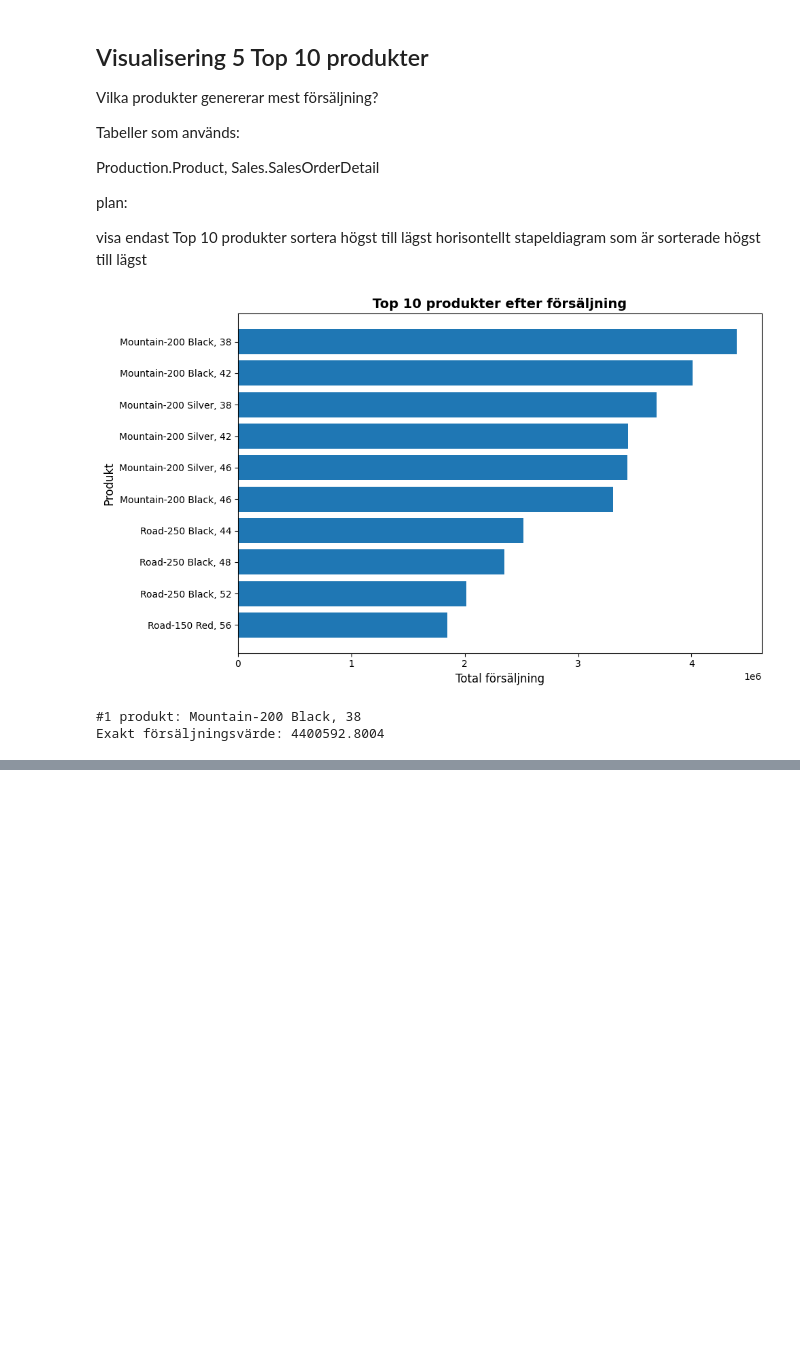
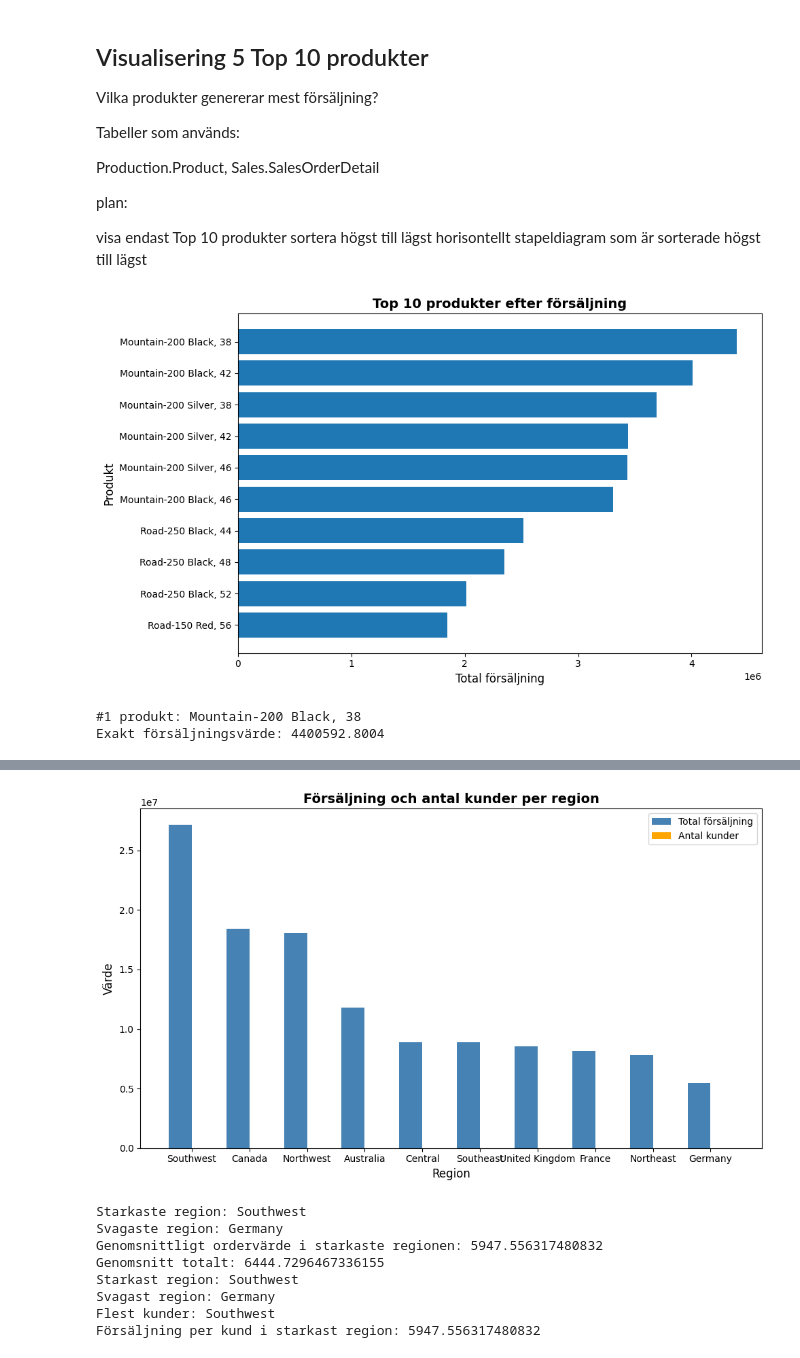
Before and after one commit to Henri1979/AdventureWorksAnalys, a Jupyter notebook: notebooks/analys.ipynb, the cells around one changed output, grey strips where cells are left out. Drawn from its saved outputs; the diff is of its cells as text; code cells hidden in the pictures; blank space fills up the shorter version.

Commit message:
lagt till visulisering 5 och lagt till kod som visar försäljnings siffror

```diff
--- a/notebooks/analys.ipynb
+++ b/notebooks/analys.ipynb
@@ -372,0 +386,78 @@ exakt föräljningsvärde 4400592.8004
+# %%
+query_vis6 = """
+SELECT
+    st.Name AS Region,
+    SUM(soh.TotalDue) AS TotalSales,
+    COUNT(DISTINCT c.CustomerID) AS UniqueCustomers
+FROM Sales.SalesTerritory st
+JOIN Sales.SalesOrderHeader soh
+    ON st.TerritoryID = soh.TerritoryID
+JOIN Sales.Customer c
+    ON soh.CustomerID = c.CustomerID
+GROUP BY st.Name
+ORDER BY TotalSales DESC
+"""
+df_vis6 = query_df(query_vis6)
+df_vis6
+
+
+
+regions = df_vis6["Region"]
+sales = df_vis6["TotalSales"]
+customers = df_vis6["UniqueCustomers"]
+
+x = np.arange(len(regions))
+bar_width = 0.4
+
+fig, ax = plt.subplots(figsize=(10,6))
+
+ax.bar(x - bar_width/2, sales, width=bar_width, color="steelblue", label="Total försäljning")
+ax.bar(x + bar_width/2, customers, width=bar_width, color="orange", label="Antal kunder")
+
+ax.set_xlabel("Region", fontsize=12)
+ax.set_ylabel("Värde", fontsize=12)
+ax.set_title("Försäljning och antal kunder per region", fontsize=14, fontweight="bold")
+
+ax.set_xticks(x)
+ax.set_xticklabels(regions)
+
+ax.legend()
+plt.tight_layout()
+plt.show()
+
+
+strongest = df_vis6.loc[0]
+weakest = df_vis6.loc[df_vis6["TotalSales"].idxmin()]
+
+print("Starkaste region:", strongest["Region"])
+print("Svagaste region:", weakest["Region"])
+
+sales_most = strongest["TotalSales"]
+cust_most = strongest["UniqueCustomers"]
+
+avg_order_value = sales_most / cust_most
+avg_overall = df_vis6["TotalSales"].sum() / df_vis6["UniqueCustomers"].sum()
+
+print("Genomsnittligt ordervärde i starkaste regionen:", avg_order_value)
+print("Genomsnitt totalt:", avg_overall)
+
+strongest = df_vis6.loc[df_vis6["TotalSales"].idxmax()]
+weakest = df_vis6.loc[df_vis6["TotalSales"].idxmin()]
+most_customers = df_vis6.loc[df_vis6["UniqueCustomers"].idxmax()]
+
+print("Starkast region:", strongest["Region"])
+print("Svagast region:", weakest["Region"])
+print("Flest kunder:", most_customers["Region"])
+
+sales_per_customer = strongest["TotalSales"] / strongest["UniqueCustomers"]
+print("Försäljning per kund i starkast region:", sales_per_customer)
+# %% [output]
+[figure, added]
+Starkaste region: Southwest
+Svagaste region: Germany
+Genomsnittligt ordervärde i starkaste regionen: 5947.556317480832
+Genomsnitt totalt: 6444.7296467336155
+Starkast region: Southwest
+Svagast region: Germany
+Flest kunder: Southwest
+Försäljning per kund i starkast region: 5947.556317480832
```
Also changed, not shown: parts of 4 cells of this notebook, 1 other file.
